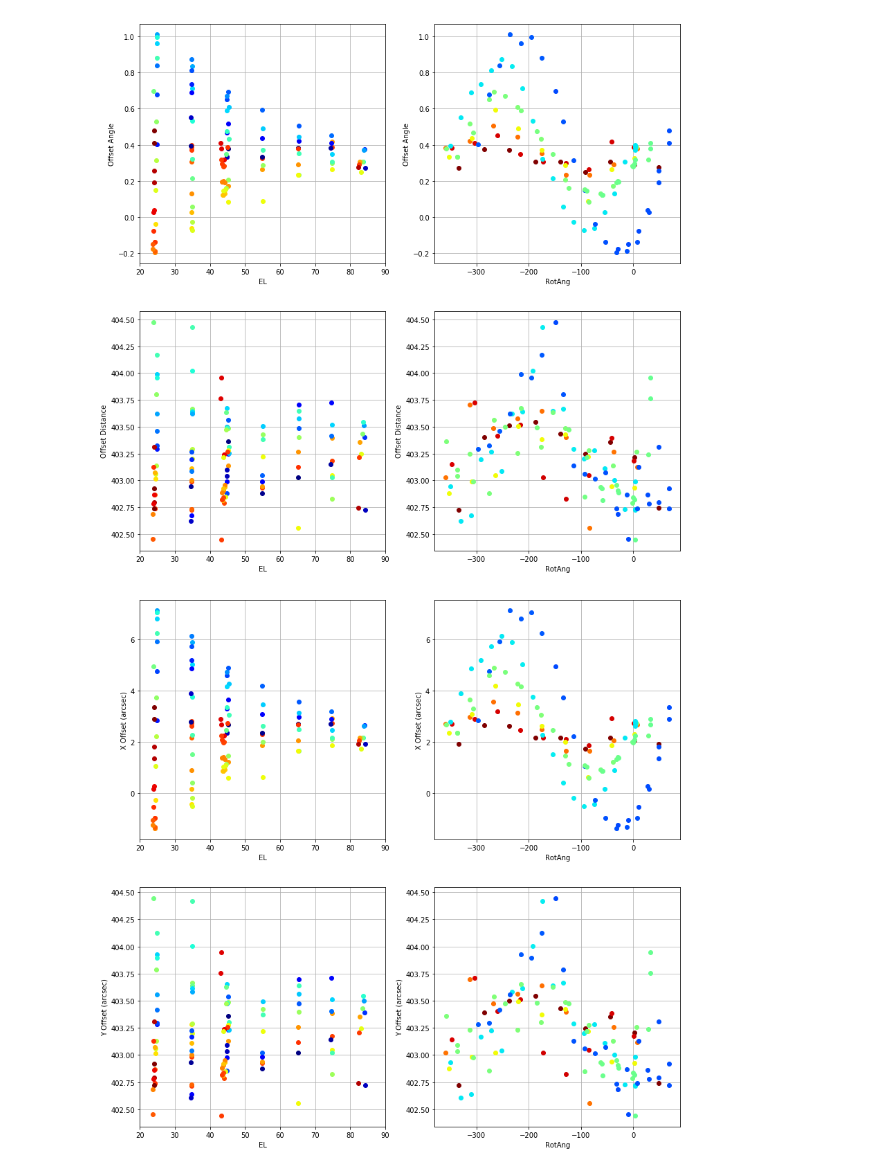
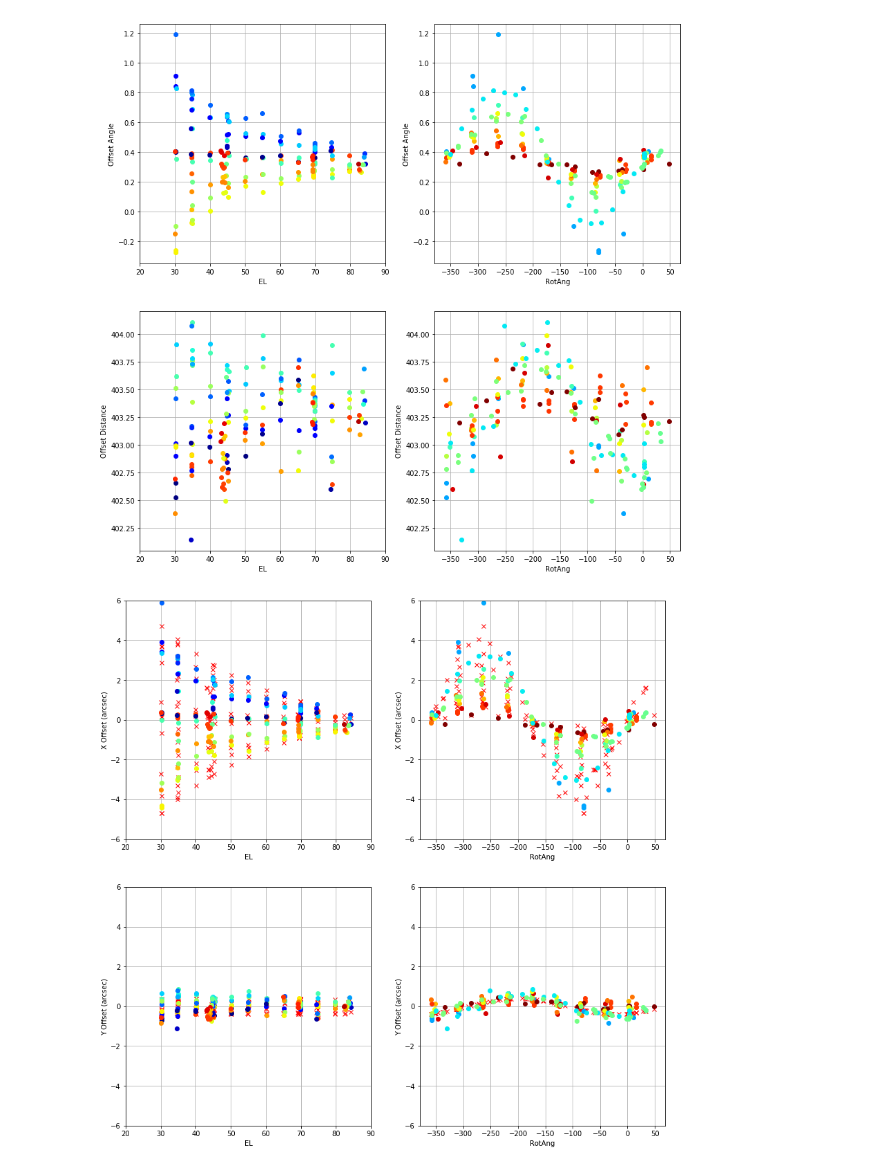
Before and after one commit to joshwalawender/MOSFIRE_GuiderFlexureModel, a Jupyter notebook: Guider Flexure.ipynb, the cells around one changed output. Saved outputs shown, nothing was run; the diff lists cells and outputs as text; code cells hidden in the pictures.

```diff
--- a/Guider Flexure.ipynb
+++ b/Guider Flexure.ipynb
@@ -52,9 +43,13 @@ import numpy as np
 from matplotlib import pyplot as plt
 import matplotlib.cm as cm
 # %%
-# table_file = Path('~/KeckData/MOSFIRE_GuiderFlexure/ImageResults_20190515UT.txt').expanduser()
-# table_file = Path('~/KeckData/MOSFIRE_GuiderFlexure/ImageResults_20190515UT_2.txt').expanduser()
-table_file = Path('~/KeckData/MOSFIRE_GuiderFlexure/ImageResults.txt').expanduser()
+# table_file = Path('~/KeckData/MOSFIRE_GuiderFlexure/ImageResults.txt').expanduser()
+# table_file = Path('~/KeckData/MOSFIRE_GuiderFlexure/ImageResults_20190515UT_t0.txt').expanduser()
+# table_file = Path('~/KeckData/MOSFIRE_GuiderFlexure/ImageResults_20190515UT_t2.txt').expanduser()
+# table_file = Path('~/KeckData/MOSFIRE_GuiderFlexure/ImageResults_20190516UT_t0.txt').expanduser()
+# table_file = Path('~/KeckData/MOSFIRE_GuiderFlexure/ImageResults_20190516UT_t2.txt').expanduser()
+table_file = Path('~/KeckData/MOSFIRE_GuiderFlexure/ImageResults_combined_t2.txt').expanduser()
+
 
 t = QTable.read(table_file, format='ascii.ecsv')
 
@@ -62,16 +57,21 @@ t = QTable.read(table_file, format='ascii.ecsv')
 x = [entry['OffsetDistance'] * np.sin(entry['OffsetAngle']*np.pi/180) for entry in t]
 y = [entry['OffsetDistance'] * np.cos(entry['OffsetAngle']*np.pi/180) for entry in t]
 
+x -= np.mean(x)
+y -= np.mean(y)
+
 t.add_column(Column(x, name='Xoffset'))
 t.add_column(Column(y, name='Yoffset'))
 
 mxra = max(t['RotAng'])
 mnra = min(t['RotAng'])
+# %%
+# Filter
+t = t[t['EL'] > 30]
 # %%
 plt.figure(figsize=(14,14))
 
 plt.subplot(2,2,1)
-# plt.plot(t['EL'], t['OffsetAngle'], 'ko')
 for entry in t:
     plt.plot(entry['EL'], entry['OffsetAngle'], 'ko', color=cm.jet( (entry['RotAng']-mnra)/(mxra-mnra) ))
 plt.xlabel('EL')
@@ -80,7 +80,6 @@ plt.xlim(20,90)
 plt.grid()
 
 plt.subplot(2,2,2)
-# plt.plot(t['RotAng'], t['OffsetAngle'], 'ko')
 for entry in t:
     plt.plot(entry['RotAng'], entry['OffsetAngle'], 'ko', color=cm.jet( (entry['EL']-10)/70 ))
 plt.xlabel('RotAng')
@@ -89,7 +88,6 @@ plt.ylabel('Offset Angle')
 plt.grid()
 
 plt.subplot(2,2,3)
-# plt.plot(t['EL'], t['OffsetDistance'], 'ko')
 for entry in t:
     plt.plot(entry['EL'], entry['OffsetDistance'], 'ko', color=cm.jet( (entry['RotAng']-mnra)/(mxra-mnra) ))
 plt.xlabel('EL')
@@ -98,7 +96,6 @@ plt.xlim(20,90)
 plt.grid()
 
 plt.subplot(2,2,4)
-# plt.plot(t['RotAng'], t['OffsetDistance'], 'ko')
 for entry in t:
     plt.plot(entry['RotAng'], entry['OffsetDistance'], 'ko', color=cm.jet( (entry['EL']-10)/70 ))
 plt.xlabel('RotAng')
@@ -107,43 +104,57 @@ plt.ylabel('Offset Distance')
 plt.grid()
 
 plt.show()
+# plt.savefig(table_file.name.replace('.txt', '.png'), bbox_inches='tight', pad_inches=0.10)
 # %% [output]
-[figure, old version]
+[figure, new version]
 # %%
+xoff_model = 1.2*np.sinh((180-2*t['EL'])*np.pi/180) * np.sin(t['RotAng']*np.pi/180)
+yoff_model = 0.4*np.cos((t['RotAng']-160)*np.pi/180)
+
+minoff = min( [min(t['Xoffset']), min(t['Yoffset'])] )
+maxoff = max( [max(t['Xoffset']), max(t['Yoffset'])] )
+offlim = np.ceil(max( [abs(minoff), maxoff] ))
+
 plt.figure(figsize=(14,14))
 
 plt.subplot(2,2,1)
+plt.plot(t['EL'], xoff_model, 'rx')
 for i,entry in enumerate(t):
     plt.plot(entry['EL'], entry['Xoffset'], 'ko', color=cm.jet( (entry['RotAng']-mnra)/(mxra-mnra) ))
 plt.xlabel('EL')
 plt.ylabel('X Offset (arcsec)')
 plt.xlim(20,90)
+plt.ylim(-offlim,offlim)
 plt.grid()
 
 plt.subplot(2,2,2)
+plt.plot(t['RotAng'], xoff_model, 'rx')
 for i,entry in enumerate(t):
     plt.plot(entry['RotAng'], entry['Xoffset'], 'ko', color=cm.jet( (entry['EL']-10)/70 ))
 plt.xlabel('RotAng')
 plt.ylabel('X Offset (arcsec)')
-#plt.xlim(0,360)
+plt.ylim(-offlim,offlim)
 plt.grid()
 
 plt.subplot(2,2,3)
+plt.plot(t['EL'], yoff_model, 'rx')
 for i,entry in enumerate(t):
     plt.plot(entry['EL'], entry['Yoffset'], 'ko', color=cm.jet( (entry['RotAng']-mnra)/(mxra-mnra) ))
 plt.xlabel('EL')
 plt.ylabel('Y Offset (arcsec)')
 plt.xlim(20,90)
+plt.ylim(-offlim,offlim)
 plt.grid()
 
 plt.subplot(2,2,4)
+plt.plot(t['RotAng'], yoff_model, 'rx')
 for i,entry in enumerate(t):
     plt.plot(entry['RotAng'], entry['Yoffset'], 'ko', color=cm.jet( (entry['EL']-10)/70 ))
 plt.xlabel('RotAng')
 plt.ylabel('Y Offset (arcsec)')
-#plt.xlim(0,360)
+plt.ylim(-offlim,offlim)
 plt.grid()
 
 plt.show()
 # %% [output]
-[figure, old version]
+[figure, new version]
```
Also changed, not shown: parts of 8 cells of this notebook, 1 other file.
